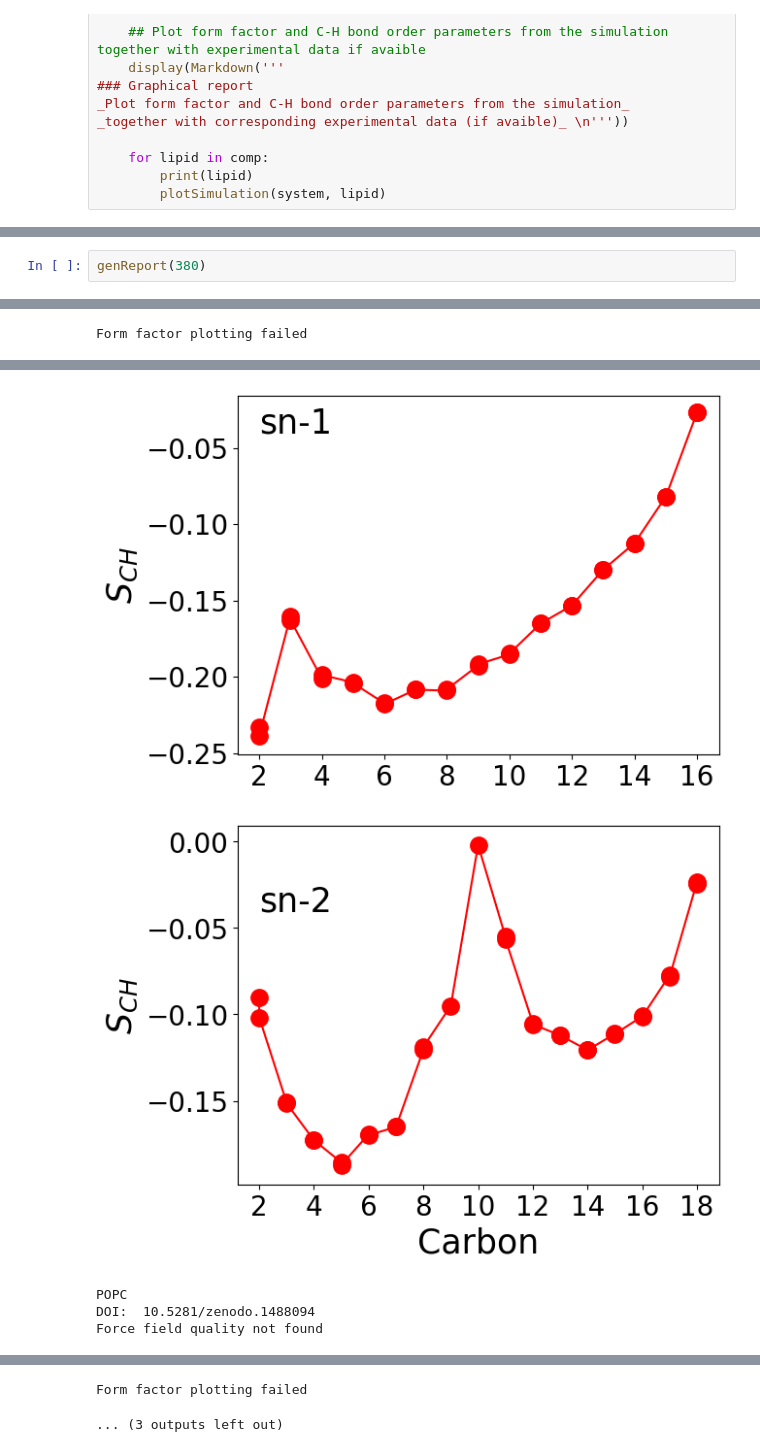
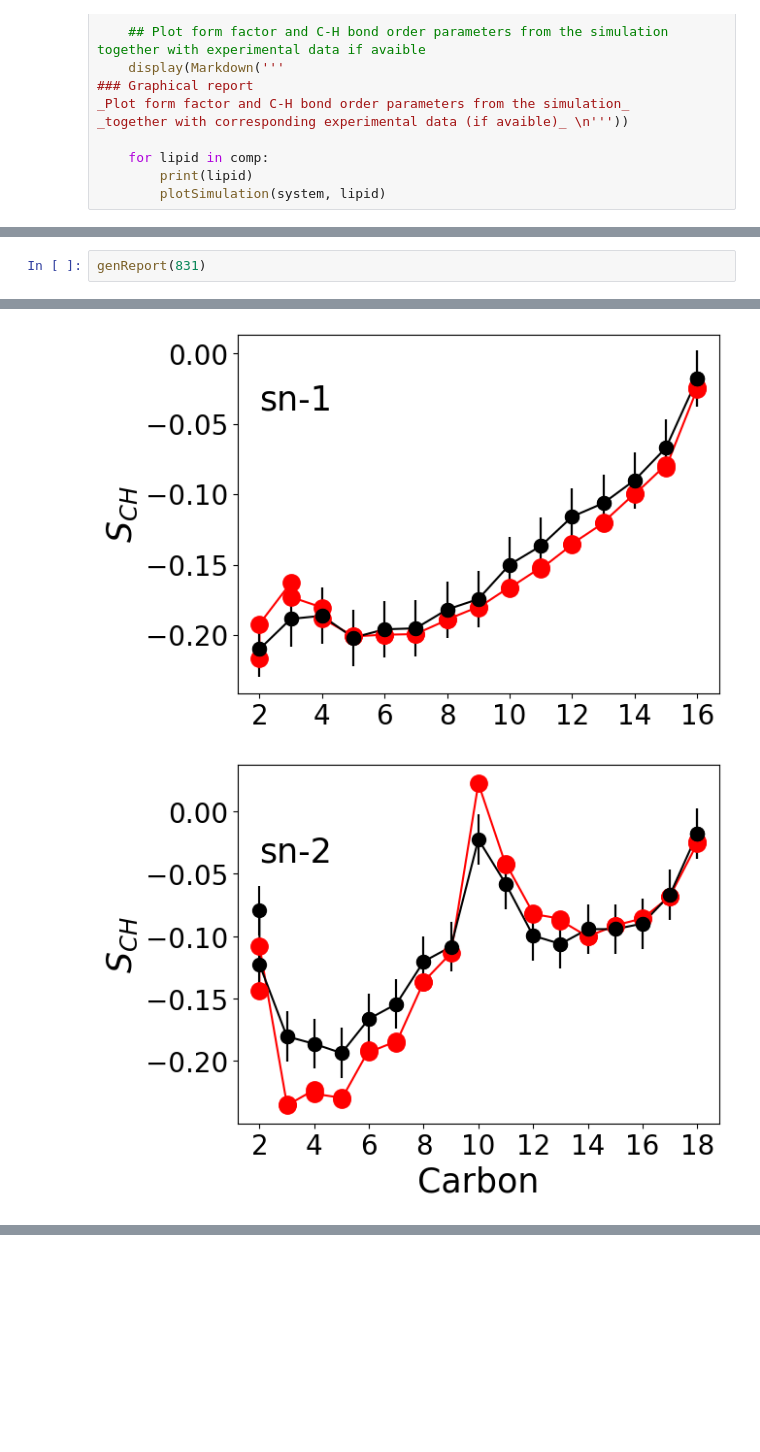
Before and after one commit to yetulaxman/databank-template, a Jupyter notebook: scripts/plotSimulation.ipynb, the cells around one changed output, grey strips where cells are left out. Cells and saved outputs as stored; diff of their text form; blank space fills up the shorter version.

Commit message:
Update plots

```diff
--- a/scripts/plotSimulation.ipynb
+++ b/scripts/plotSimulation.ipynb
@@ -110,4 +108,4 @@ Form factor plotting failed
 # %%
-genReport(380)
+genReport(831)
 # %% [output]
 
@@ -135 +131,0 @@ Force field quality not found
-Form factor plotting failed
@@ -137,5 +133,2 @@ Form factor plotting failed
-[figure, old version]
+[figure, new version]
-[figure, old version]
+[figure, new version]
-POPC
-DOI:  10.5281/zenodo.1488094
-Force field quality not found
@@ -143,2 +134,0 @@ Force field quality not found
-Form factor plotting failed
-... (3 outputs left out)
```
Also changed, not shown: parts of 4 cells of this notebook, 1 other file.
